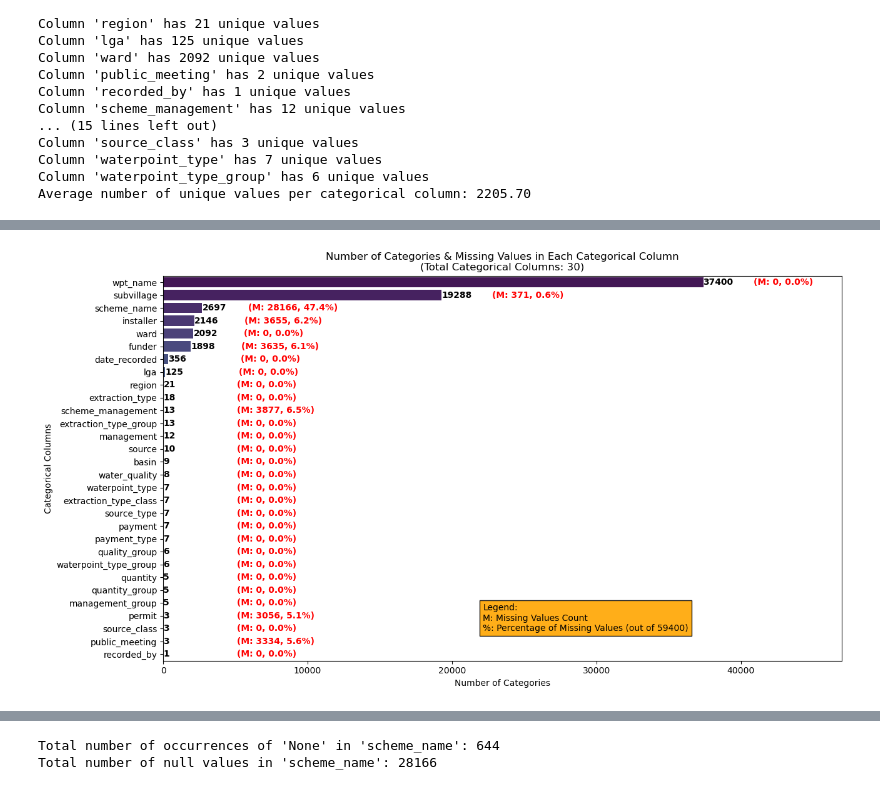
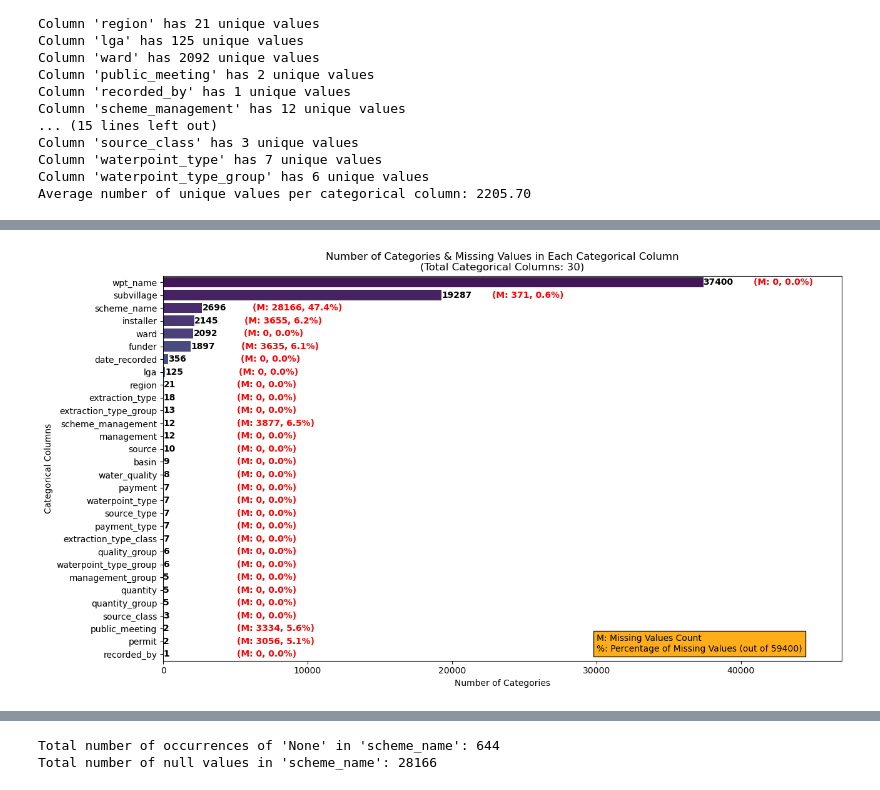
Before and after one commit to avishkar-rawal/MLPR_project, a Jupyter notebook: exlore.ipynb, the cells around one changed output, grey strips where cells are left out. Cells and saved outputs as stored; diff of their text form; code cells hidden in the pictures.

```diff
--- a/exlore.ipynb
+++ b/exlore.ipynb
@@ -79,0 +605,19 @@ Average number of unique values per categorical column: 2205.70
+# %%
+# Plot the distribution of occurrence counts
+plt.figure(figsize=(12, 6))
+ax = sns.barplot(x=occurrence_counts.values, y=occurrence_counts.index, palette="viridis")
+
+# Add text labels on bars
+for p in ax.patches:
+    ax.annotate(f'{int(p.get_width())}',
+                (p.get_width(), p.get_y() + p.get_height() / 2),
+                ha='left', va='center', fontsize=10, fontweight='bold', color='black')
+
+# Customize the plot
+plt.xlabel("Number of Categories")
+plt.ylabel("Number of Occurrences")
+plt.title("Distribution of Number of Occurrences per Category in 'wpt_name'")
+plt.xticks(rotation=90, ha="center")  # Rotate x labels for readability
+
+# Show the plot
+plt.show()
@@ -80,13 +680,6 @@ Average number of unique values per categorical column: 2205.70
 # %%
-import pandas as pd
-import matplotlib.pyplot as plt
-import seaborn as sns
-
-# Select categorical columns
-categorical_columns = training_set_values.select_dtypes(include=['object']).columns
-
-# Compute unique counts
-unique_counts = {col: training_set_values[col].nunique(dropna=False) for col in categorical_columns}
+# Compute unique counts excluding NaN values
+unique_counts = {col: training_set_values[col].nunique(dropna=True) for col in categorical_columns}
 
 # Compute missing values count and percentage
 missing_counts = training_set_values[categorical_columns].isna().sum()
@@ -115,34 +708,34 @@ for i, p in enumerate(ax.patches):
 
     # Unique values count text (aligned to bar width)
     ax.annotate(f"{total}",
                 (p.get_width(), p.get_y() + p.get_height() / 2),
                 ha='left', va='center', fontsize=10, fontweight='bold', color='black')
 
     # Adjust horizontal shift dynamically
     shift_amount = 3500  # Fixed shift
-    if total ==2697:
+    if total == 2697:
         shift_amount = 3200
     elif total == 356:
         shift_amount = 5000
 
     if total < 126:
         shift_amount = 5100
     # Missing values text (shifted individually)
     ax.annotate(f"(M: {missing}, {missing_pct:.1f}%)",
                 (p.get_width() + shift_amount, p.get_y() + p.get_height() / 2),
                 ha='left', va='center', fontsize=10, fontweight='bold', color='red')
 
 # Labels and title
 plt.xlabel("Number of Categories")
 plt.xlim(0, 47000)
 plt.ylabel("Categorical Columns")
 plt.title(f"Number of Categories & Missing Values in Each Categorical Column\n(Total Categorical Columns: {total_categorical_columns})")
 
 # Add legend
-legend_text = "Legend:\nM: Missing Values Count\n%: Percentage of Missing Values (out of 59400)"
-plt.figtext(0.49, 0.17, legend_text, fontsize=10, color="black", ha="left", bbox=dict(facecolor="orange", alpha=0.9))
+legend_text = "M: Missing Values Count\n%: Percentage of Missing Values (out of 59400)"
+plt.figtext(0.62, 0.129, legend_text, fontsize=10, color="black", ha="left", bbox=dict(facecolor="orange", alpha=0.9))
 
 # Show the plot
 plt.show()
 # %% [output]
-[figure, old version]
+[figure, new version]
```
Also changed, not shown: parts of 24 cells of this notebook, 3 other files.
